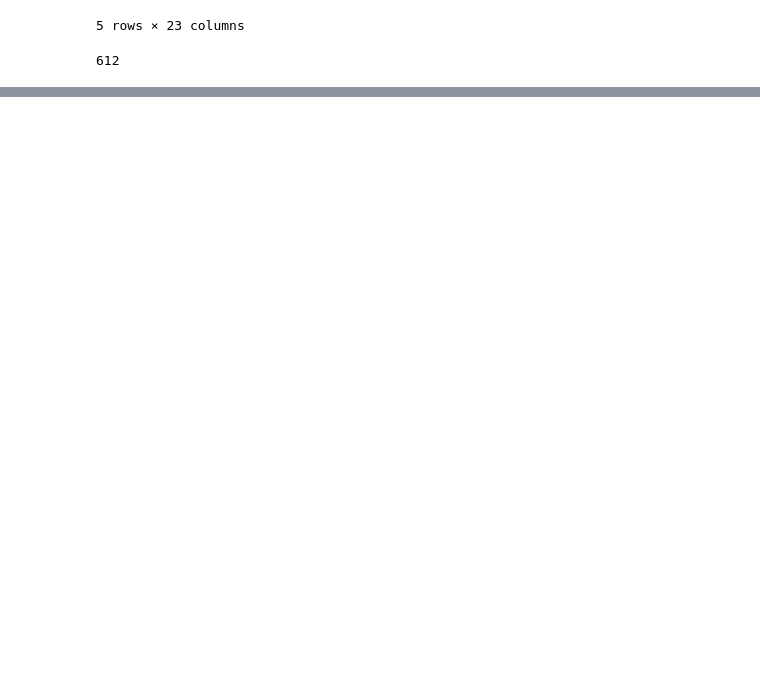
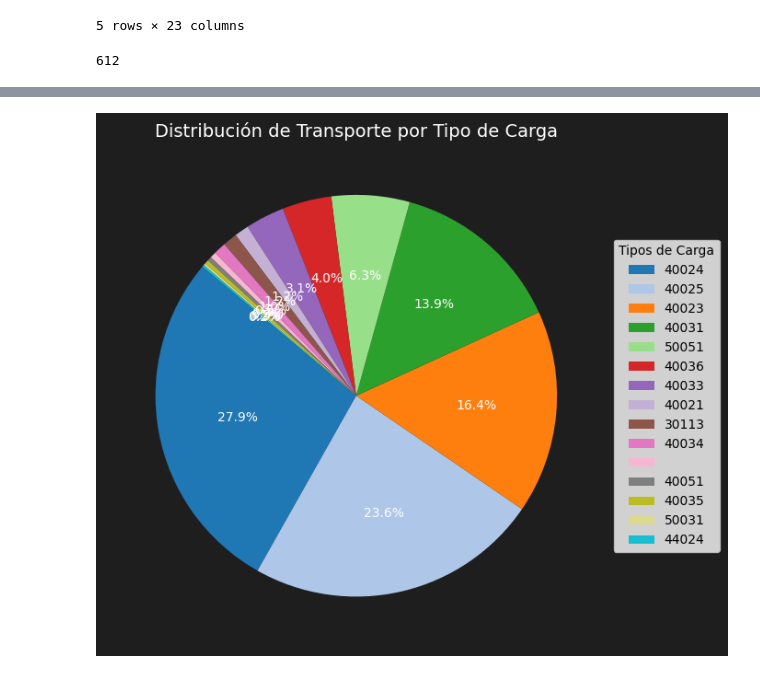
Before and after one commit to chatpremium69/tecnofast, a Jupyter notebook: data/pruebas.ipynb, the cells around one changed output, grey strips where cells are left out. Cells and saved outputs as stored; diff of their text form; code cells hidden in the pictures; blank space fills up the shorter version.

```diff
--- a/data/pruebas.ipynb
+++ b/data/pruebas.ipynb
@@ -132,0 +387,12 @@ dfm.head(1000)
+# %%
+
+# Convertir columnas a datetime
+data["Fecha"] = pd.to_datetime(data["Fecha"], errors="coerce")
+data_1["FECHA DESPACHO"] = pd.to_datetime(data_1["FECHA DESPACHO"], errors="coerce")
+
+# Eliminar filas con fechas inválidas
+data = data.dropna(subset=["Fecha"])
+data_1 = data_1.dropna(subset=["FECHA DESPACHO"])
+
+filtered_data = data
+filtered_data_1 = data_1
@@ -132,0 +415,40 @@ dfm.head(1000)
+# %%
+def generar_colores(categorias):
+    """Genera colores únicos para cada categoría usando colormap."""
+    colormap = plt.colormaps["tab20"]  # Nueva sintaxis de matplotlib
+    colores = [colormap(i / len(categorias)) for i in range(len(categorias))]
+    return colores
+# %%
+import matplotlib.pyplot as plt
+
+def generar_colores(categorias):
+    """Genera colores únicos para cada categoría usando colormap."""
+    colormap = plt.colormaps["tab20"]  # Nueva sintaxis de matplotlib
+    colores = [colormap(i / len(categorias)) for i in range(len(categorias))]
+    return colores
+
+
+
+# 1. Gráfico Circular: Distribución por Tipo de Carga
+kpi_images = {}
+if "Wip" in data.columns:
+    plt.figure(figsize=(8, 6), facecolor="#1e1e1e")
+    data = data["Wip"].value_counts()
+    categorias = data.index
+
+    # Generar colores dinámicamente
+    colores = generar_colores(categorias)
+    wedges, texts, autotexts = plt.pie(data, autopct="%1.1f%%", colors=colores,
+                                    textprops=dict(color="white"), startangle=140)
+    plt.title("Distribución de Transporte por Tipo de Carga", fontsize=14, color="white")
+
+    # Ajustar etiquetas fuera del gráfico
+    plt.legend(wedges, data.index, title="Tipos de Carga", loc="center left", bbox_to_anchor=(1, 0, 0.5, 1), fontsize=10)
+
+    plt.tight_layout()
+    plt.gca().set_facecolor("#1e1e1e")
+
+    plt.show()
+    plt.close()
+# %% [output]
+[figure, added]
```
Also changed, not shown: parts of 18 cells of this notebook, 3 other files.
